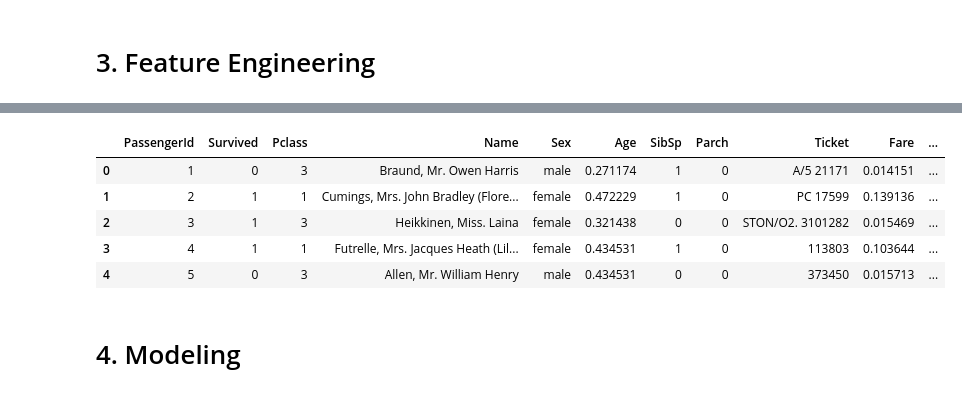
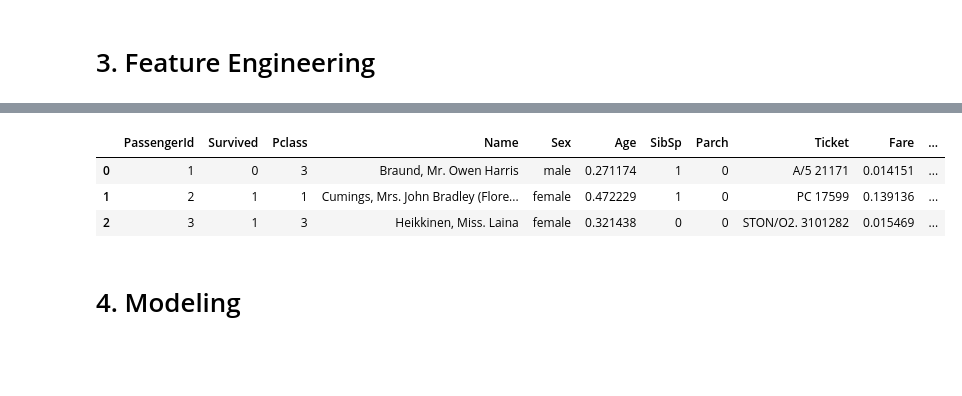
Before and after one commit to vichShir/kaggle-getting-started-competitions, a Jupyter notebook: Titanic/Titanic_Notebook.ipynb, the cells around one changed output, grey strips where cells are left out. Cells and saved outputs as stored; diff of their text form; code cells hidden in the pictures; blank space fills up the shorter version.

```diff
--- a/Titanic/Titanic_Notebook.ipynb
+++ b/Titanic/Titanic_Notebook.ipynb
@@ -408,0 +319,3 @@ test.head()
+# %%
+train_fts['Age*Class'] = train_fts['Age'] * train_fts['Pclass']
+test['Age*Class'] = test['Age'] * test['Pclass']
@@ -528,12 +384,3 @@ min_max_scaler = preprocessing.MinMaxScaler()
 for column in columns:
   if test[column].dtype == 'float64':
     test[column] = min_max_scaler.fit_transform(np.array(test[column]).reshape(-1, 1))
-# %%
-train.head()
-# %% [output]
-|  | PassengerId | Survived | Pclass | Name | Sex | Age | SibSp | Parch | Ticket | Fare | ... |
-| 0 | 1 | 0 | 3 | Braund, Mr. Owen Harris | male | 0.271174 | 1 | 0 | A/5 21171 | 0.014151 | ... |
-| 1 | 2 | 1 | 1 | Cumings, Mrs. John Bradley (Flore... | female | 0.472229 | 1 | 0 | PC 17599 | 0.139136 | ... |
-| 2 | 3 | 1 | 3 | Heikkinen, Miss. Laina | female | 0.321438 | 0 | 0 | STON/O2. 3101282 | 0.015469 | ... |
-| 3 | 4 | 1 | 1 | Futrelle, Mrs. Jacques Heath (Lil... | female | 0.434531 | 1 | 0 | 113803 | 0.103644 | ... |
-| 4 | 5 | 0 | 3 | Allen, Mr. William Henry | male | 0.434531 | 0 | 0 | 373450 | 0.015713 | ... |
@@ -547,3 +387,10 @@ y = train['Survived']'''
+# %%
+train_fts.head(3)
+# %% [output]
+|  | PassengerId | Survived | Pclass | Name | Sex | Age | SibSp | Parch | Ticket | Fare | ... |
+| 0 | 1 | 0 | 3 | Braund, Mr. Owen Harris | male | 0.271174 | 1 | 0 | A/5 21171 | 0.014151 | ... |
+| 1 | 2 | 1 | 1 | Cumings, Mrs. John Bradley (Flore... | female | 0.472229 | 1 | 0 | PC 17599 | 0.139136 | ... |
+| 2 | 3 | 1 | 3 | Heikkinen, Miss. Laina | female | 0.321438 | 0 | 0 | STON/O2. 3101282 | 0.015469 | ... |
 # %% [markdown]
 # 4. Modeling
 # %%
```
Also changed, not shown: parts of 74 cells of this notebook.
